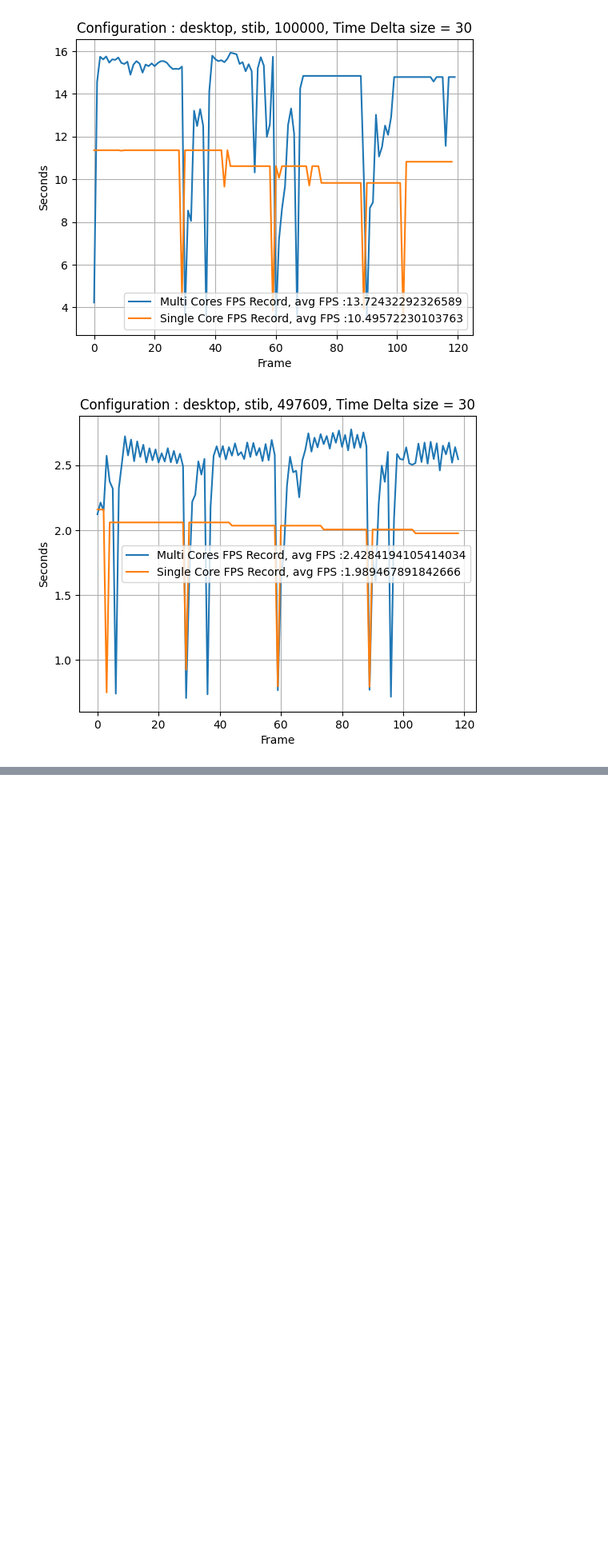
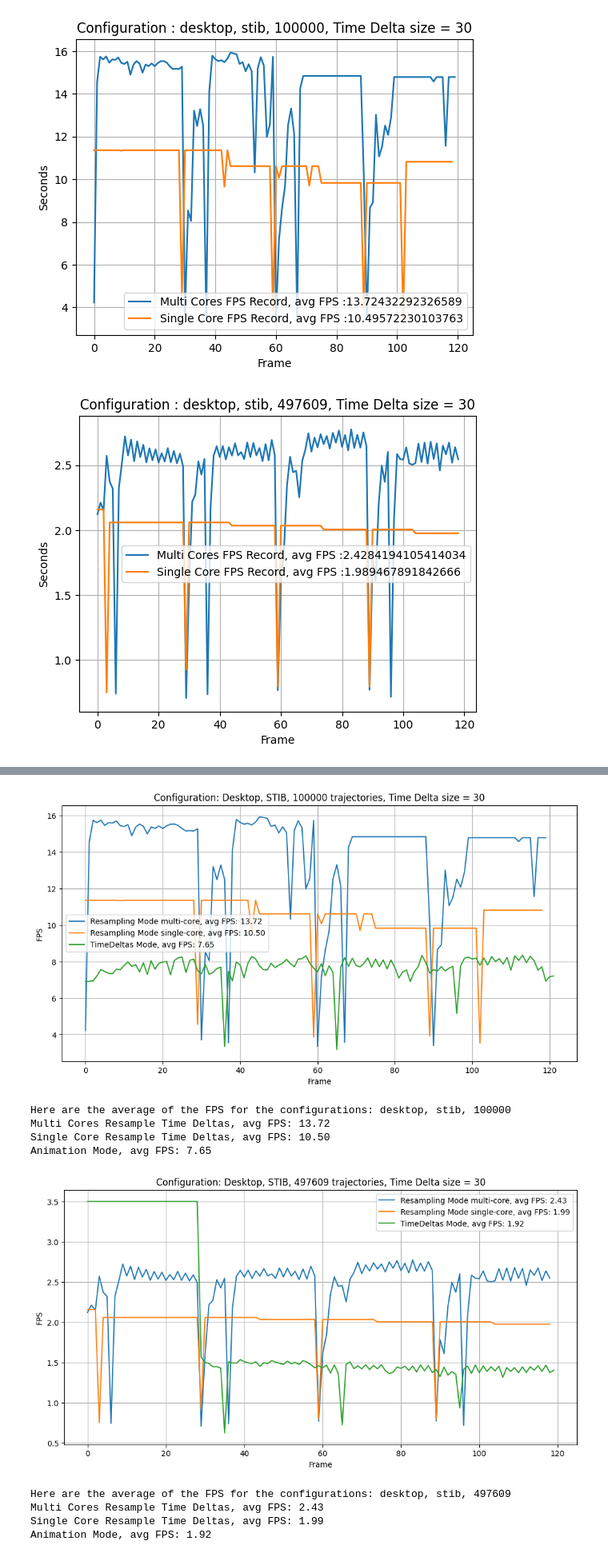
Before and after one commit to amanzer/move_layer, a Jupyter notebook: results.ipynb, the cells around one changed output, grey strips where cells are left out. Shown at 80% size. Cells and saved outputs as stored; diff of their text form; code cells hidden in the pictures; blank space fills up the shorter version.

```diff
--- a/results.ipynb
+++ b/results.ipynb
@@ -35,0 +77,51 @@ for configs in plots:
+# %%
+import pickle
+import matplotlib.pyplot as plt
+
+plots = [["desktop", "multi_cores", "stib", "100000"], ["desktop", "multi_cores", "stib", "497609"]]
+
+for configs in plots:
+    with open(f"{configs[0]}_results/multi_cores_results/{configs[2]}_{configs[3]}_multicores_fps_record.pkl", "rb") as f:
+        fps_record_multi = pickle.load(f)
+
+    with open(f"{configs[0]}_results/single_core_results/{configs[2]}_{configs[3]}_multicores_fps_record.pkl", "rb") as f:
+        fps_record_single = pickle.load(f)
+
+    with open(f"{configs[0]}_results/animation_mode/{configs[2]}_{configs[3]}_desktop_interactive_mode_fps_record.pkl", "rb") as f:
+        fps_record_animation = pickle.load(f)
+
+    # with open(f"{configs[0]}_results/interactive_mode/{configs[2]}_{configs[3]}_desktop_interactive_mode_matrix_cap_record.pkl", "rb") as f:
+    #     fps_record_interactive = pickle.load(f)
+
+    plt.figure(figsize=(12, 6))  # Increase the width of the plot
+    plt.plot(fps_record_multi, label=f'Resampling Mode multi-core, avg FPS: {sum(fps_record_multi)/len(fps_record_multi):.2f}')
+    plt.plot(fps_record_single, label=f'Resampling Mode single-core, avg FPS: {sum(fps_record_single)/len(fps_record_single):.2f}')
+    plt.plot(fps_record_animation, label=f'TimeDeltas Mode, avg FPS: {sum(fps_record_animation)/len(fps_record_animation):.2f}')
+    # plt.plot(fps_record_interactive, label=f'Interactive Mode, avg FPS: {sum(fps_record_interactive)/len(fps_record_interactive):.2f}')
+
+    # Adding labels and title
+    plt.xlabel('Frame')
+    plt.ylabel('FPS')
+    plt.title(f"Configuration: Desktop, STIB, {configs[3]} trajectories, Time Delta size = 30")
+
+    # Adding legend
+    plt.legend()
+    plt.grid()
+
+    # Display the plot
+    plt.show()
+    print(f"Here are the average of the FPS for the configurations: {configs[0]}, {configs[2]}, {configs[3]}")
+    print(f"Multi Cores Resample Time Deltas, avg FPS: {sum(fps_record_multi)/len(fps_record_multi):.2f}")
+    print(f"Single Core Resample Time Deltas, avg FPS: {sum(fps_record_single)/len(fps_record_single):.2f}")
+    print(f"Animation Mode, avg FPS: {sum(fps_record_animation)/len(fps_record_animation):.2f}")
+# %% [output]
+[figure, added]
+Here are the average of the FPS for the configurations: desktop, stib, 100000
+Multi Cores Resample Time Deltas, avg FPS: 13.72
+Single Core Resample Time Deltas, avg FPS: 10.50
+Animation Mode, avg FPS: 7.65
+[figure, added]
+Here are the average of the FPS for the configurations: desktop, stib, 497609
+Multi Cores Resample Time Deltas, avg FPS: 2.43
+Single Core Resample Time Deltas, avg FPS: 1.99
+Animation Mode, avg FPS: 1.92
```
Also changed, not shown: parts of 3 cells of this notebook, 8 other files.
